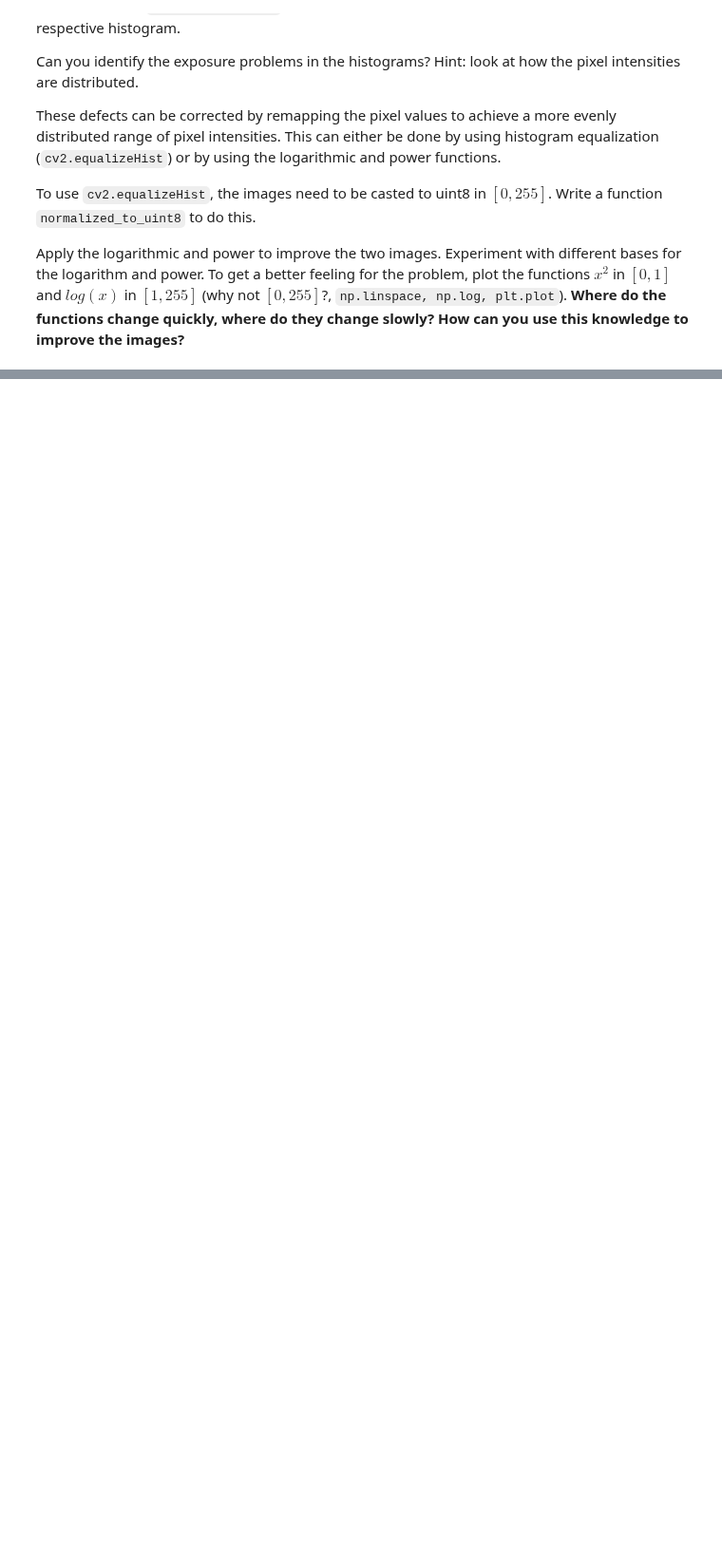
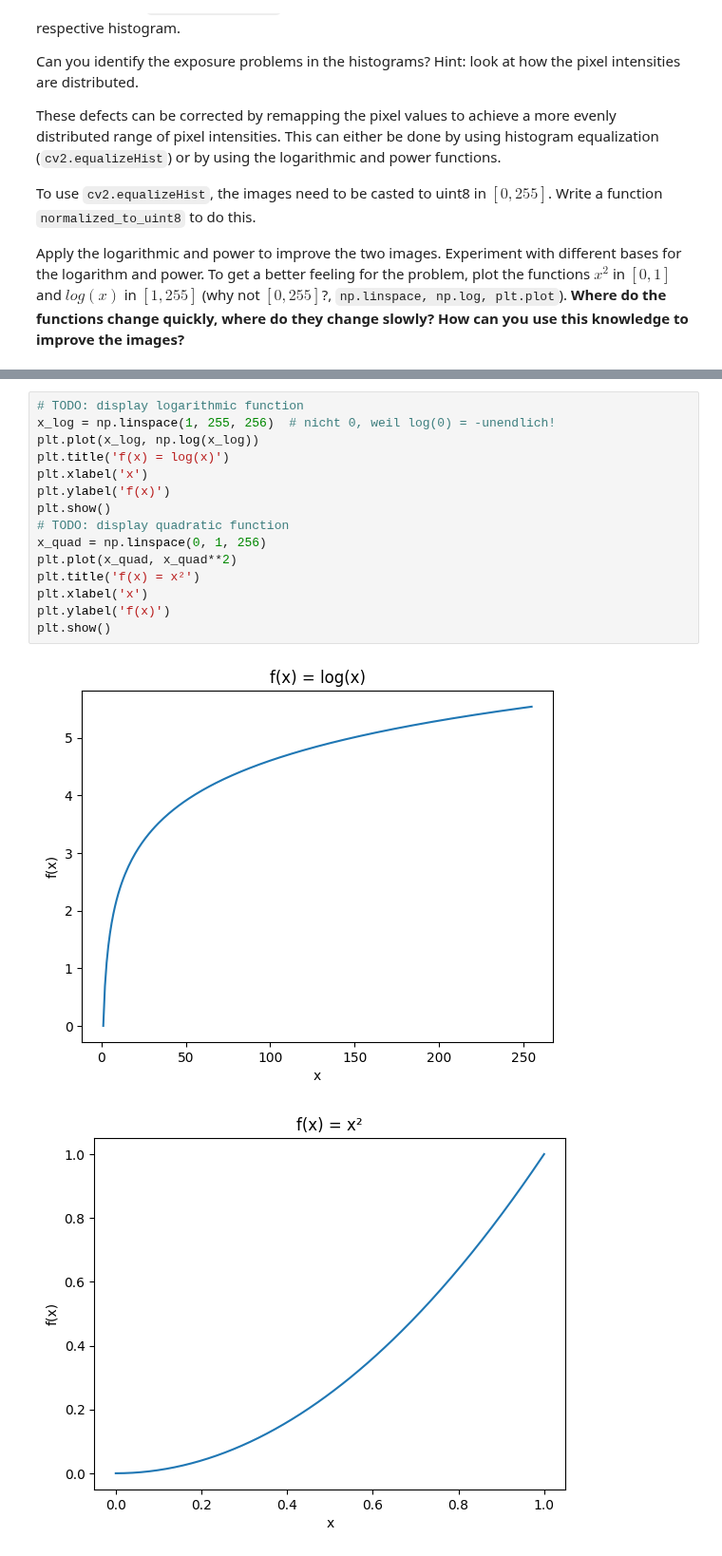
Before and after one commit to Jette-j/Computervision, a Jupyter notebook: exercise_1.ipynb, the cells around one changed output, grey strips where cells are left out. Shown at 95% size. Saved outputs shown, nothing was run; the diff lists cells and outputs as text; blank space fills up the shorter version.

```diff
--- a/exercise_1.ipynb
+++ b/exercise_1.ipynb
@@ -245,0 +274,18 @@ def normalized_to_uint8(image):
+# %%
+# TODO: display logarithmic function
+x_log = np.linspace(1, 255, 256)  # nicht 0, weil log(0) = -unendlich!
+plt.plot(x_log, np.log(x_log))
+plt.title('f(x) = log(x)')
+plt.xlabel('x')
+plt.ylabel('f(x)')
+plt.show()
+# TODO: display quadratic function
+x_quad = np.linspace(0, 1, 256)
+plt.plot(x_quad, x_quad**2)
+plt.title('f(x) = x²')
+plt.xlabel('x')
+plt.ylabel('f(x)')
+plt.show()
+# %% [output]
+[figure, added]
+[figure, added]
```
Also changed, not shown: parts of 16 cells of this notebook.
